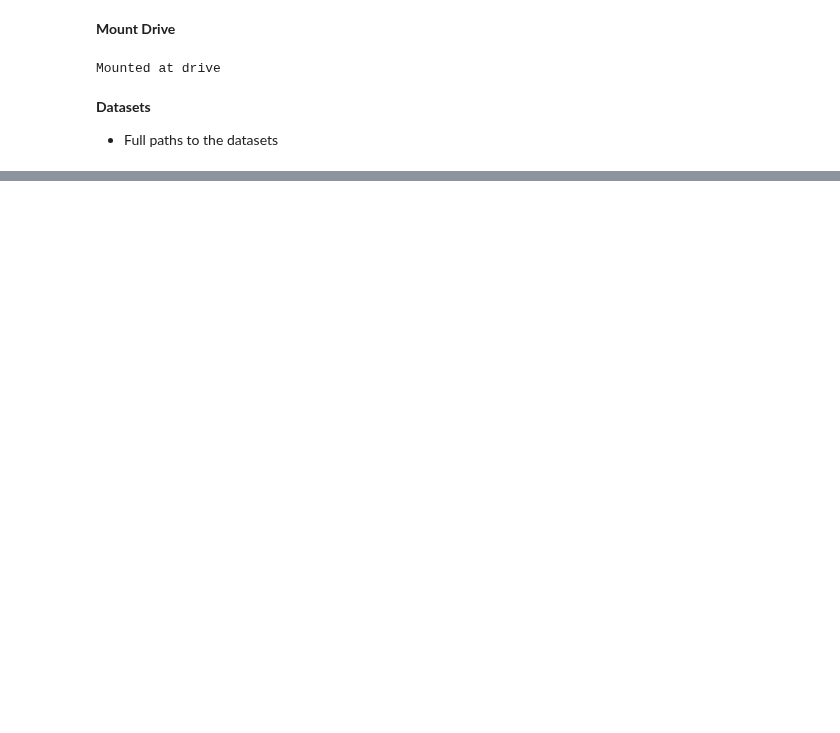
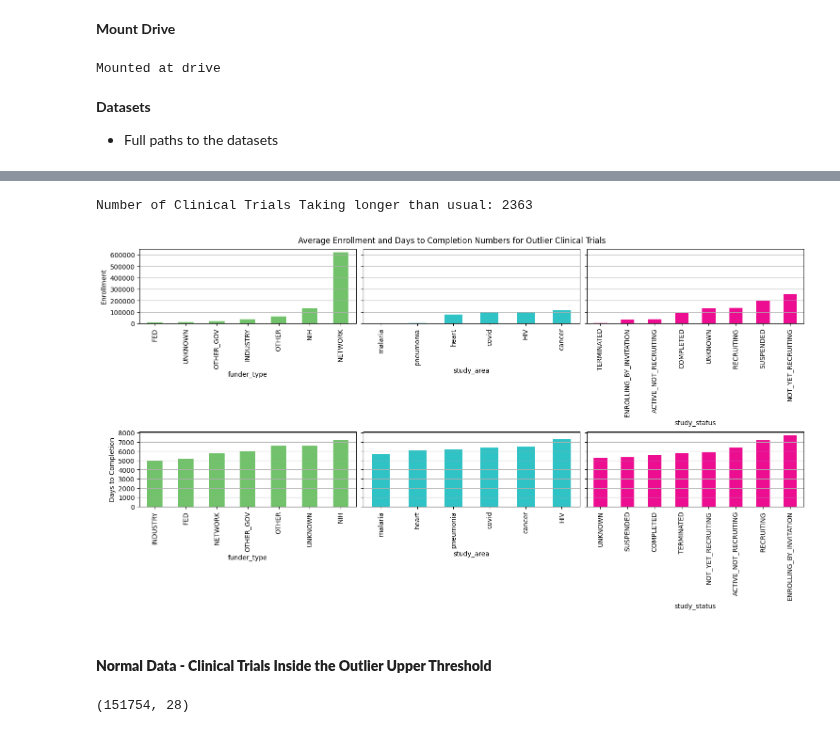
Before and after one commit to kelvin-kiplagat/Clinical-Trials-Analysis, a Jupyter notebook: DTE_Team_5_Phase_II.ipynb, the cells around one changed output, grey strips where cells are left out. Drawn from its saved outputs; the diff is of its cells as text; code cells hidden in the pictures; blank space fills up the shorter version.

```diff
--- a/DTE_Team_5_Phase_II.ipynb
+++ b/DTE_Team_5_Phase_II.ipynb
@@ -76,0 +195,47 @@ None
+# %%
+# Investigate trials whose days to completion are beyond outlier range
+Q3_dtc, Q3_enrl = clinical_df.days_to_completion.quantile(0.75), clinical_df.enrollment.quantile(0.75)
+IQR_dtc = Q3_dtc - clinical_df.days_to_completion.quantile(0.25)
+IQR_enrl = Q3_enrl - clinical_df.enrollment.quantile(0.25)
+
+outlier_trials = clinical_df.loc[
+    (clinical_df.days_to_completion >= Q3_dtc + 1.5*IQR_dtc) & (clinical_df.enrollment >= Q3_enrl + 1.5*IQR_enrl ),
+    ["sponsor", "funder_type", "study_area", "study_status", "enrollment", "start_date", "completion_date", "days_to_completion"]
+]
+print("Number of Clinical Trials Taking longer than usual:",outlier_trials.shape[0])
+
+funder_group = outlier_trials.groupby("funder_type")
+study_area_group = outlier_trials.groupby("study_area")
+study_status_group = outlier_trials.groupby("study_status")
+
+# Visualize a few things to get the overall idea
+fig, ax = plt.subplots(nrows = 2, ncols = 3, constrained_layout = True, figsize = (15, 8), sharey = 'row')
+# Funder group
+funder_group["enrollment"].mean().sort_values().plot(kind = "bar", ax =  ax[0,0], color = "#71C26A")
+funder_group["days_to_completion"].mean().sort_values().plot(kind = "bar", ax =  ax[1,0], color = "#71C26A")
+# Study area
+study_area_group["enrollment"].mean().sort_values().plot(kind = "bar", ax =  ax[0,1], color = "#2FC3C6")
+study_area_group["days_to_completion"].mean().sort_values().plot(kind = "bar", ax =  ax[1,1], color = "#2FC3C6")
+# Study status
+study_status_group["enrollment"].mean().sort_values().plot(kind = "bar", ax =  ax[0,2], color = "#EC0D91")
+study_status_group["days_to_completion"].mean().sort_values().plot(kind = "bar", ax =  ax[1,2], color = "#EC0D91")
+ax[0,0].set_ylabel("Enrollment")
+ax[0,0].set_yticks(range(0, 600001, 100000), range(0, 600001, 100000))
+ax[1,0].set_ylabel("Days to Completion")
+ax[1,0].set_yticks(range(0, 8001, 1000), range(0, 8001, 1000))
+for a_x in ax.flat:
+    a_x.grid(True, axis = "y")
+fig.suptitle("Average Enrollment and Days to Completion Numbers for Outlier Clinical Trials", fontweight = 20)
+plt.show()
+# %% [output]
+Number of Clinical Trials Taking longer than usual: 2363
+[figure, added]
+# %% [markdown]
+#### **Normal Data - Clinical Trials Inside the Outlier Upper Threshold**
+# %%
+clinical_trials = clinical_df.loc[
+    ~((clinical_df.days_to_completion >= Q3_dtc + 1.5*IQR_dtc) & (clinical_df.enrollment >= Q3_enrl + 1.5*IQR_enrl )) # Negate the boolean filter used above
+]
+clinical_trials.shape
+# %% [output]
+(151754, 28)
```
Also changed, not shown: parts of 28 cells of this notebook.
